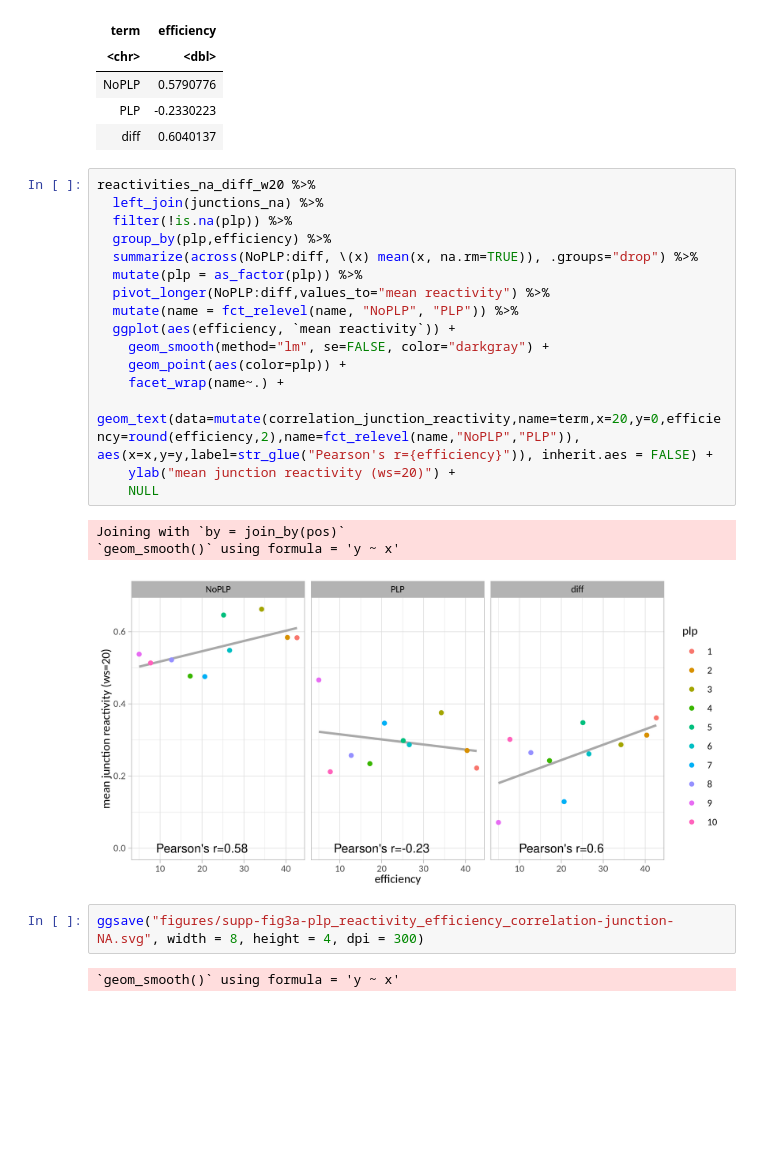
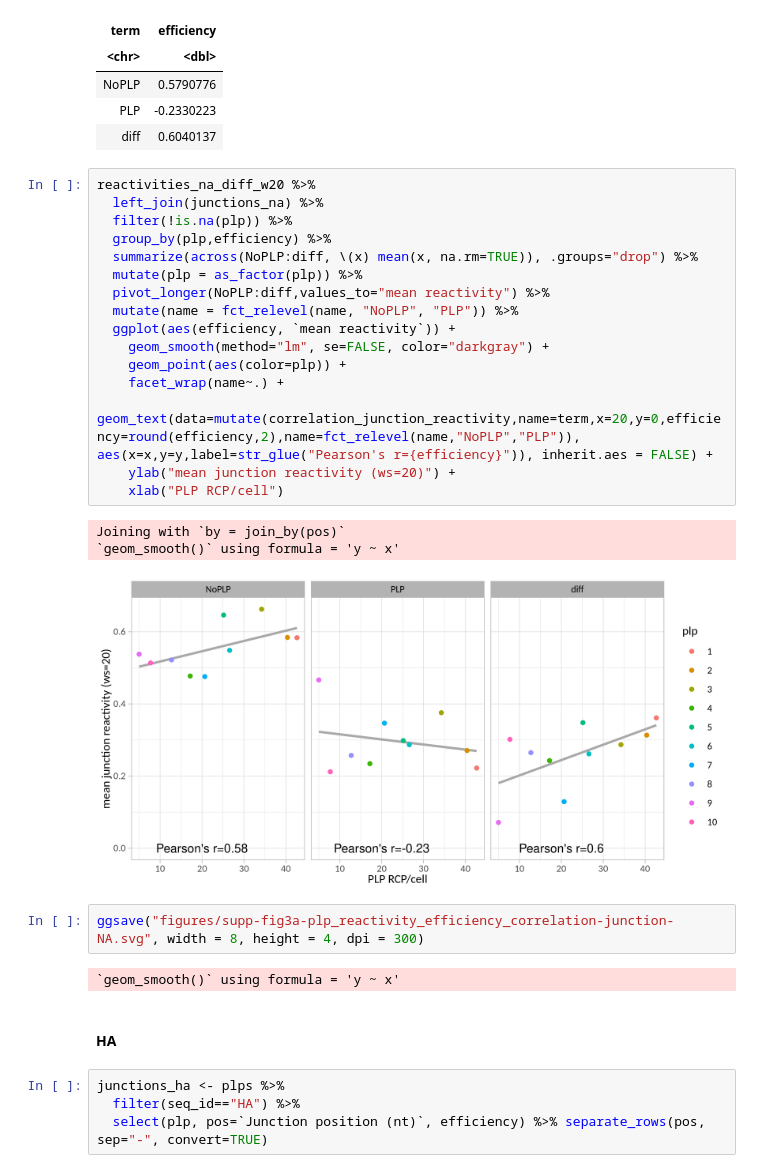
Before and after one commit to BioMeDS/mudRapp-seq, a Jupyter notebook: code/binding_site_reactivities/plp_profiling.ipynb, the cells around one changed output. Cells and saved outputs as stored; diff of their text form; blank space fills up the shorter version.

```diff
--- a/code/binding_site_reactivities/plp_profiling.ipynb
+++ b/code/binding_site_reactivities/plp_profiling.ipynb
@@ -292,24 +358,30 @@ A tibble: 3 × 2
 # %%
 reactivities_na_diff_w20 %>%
   left_join(junctions_na) %>%
   filter(!is.na(plp)) %>%
   group_by(plp,efficiency) %>%
   summarize(across(NoPLP:diff, \(x) mean(x, na.rm=TRUE)), .groups="drop") %>%
   mutate(plp = as_factor(plp)) %>%
   pivot_longer(NoPLP:diff,values_to="mean reactivity") %>%
   mutate(name = fct_relevel(name, "NoPLP", "PLP")) %>%
   ggplot(aes(efficiency, `mean reactivity`)) +
     geom_smooth(method="lm", se=FALSE, color="darkgray") +
     geom_point(aes(color=plp)) +
     facet_wrap(name~.) +
     geom_text(data=mutate(correlation_junction_reactivity,name=term,x=20,y=0,efficiency=round(efficiency,2),name=fct_relevel(name,"NoPLP","PLP")), aes(x=x,y=y,label=str_glue("Pearson's r={efficiency}")), inherit.aes = FALSE) +
     ylab("mean junction reactivity (ws=20)") +
-    NULL
+    xlab("PLP RCP/cell")
 # %% [output]
 Joining with `by = join_by(pos)`
 `geom_smooth()` using formula = 'y ~ x'
-[figure, old version]
+[figure, new version]
 # %%
 ggsave("figures/supp-fig3a-plp_reactivity_efficiency_correlation-junction-NA.svg", width = 8, height = 4, dpi = 300)
 # %% [output]
 `geom_smooth()` using formula = 'y ~ x'
+# %% [markdown]
+#### HA
+# %%
+junctions_ha <- plps %>%
+  filter(seq_id=="HA") %>%
+  select(plp, pos=`Junction position (nt)`, efficiency) %>% separate_rows(pos, sep="-", convert=TRUE)
```
Also changed, not shown: parts of 12 cells of this notebook, 6 other files.
